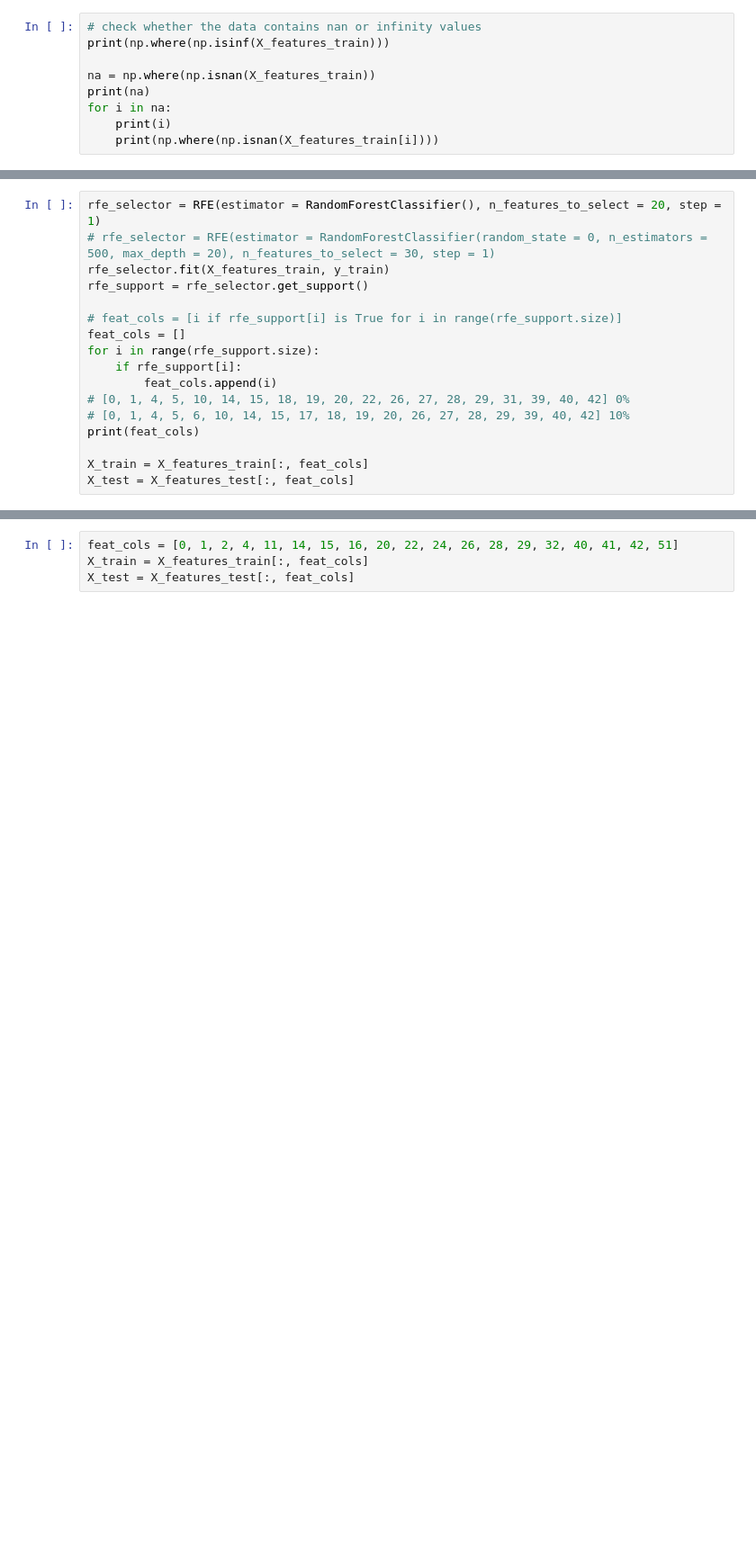
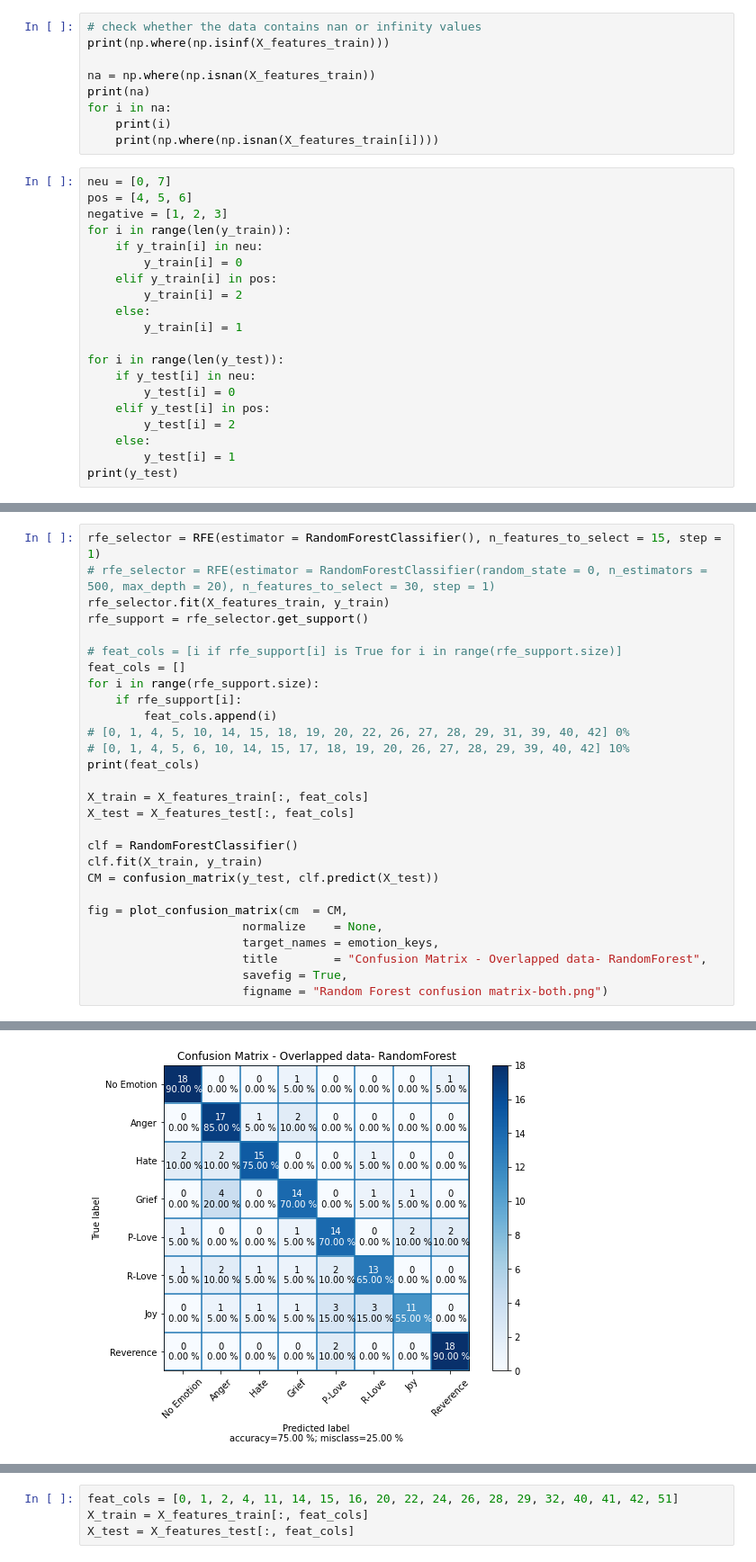
Before and after one commit to nguyennam2910/TriMun, a Jupyter notebook: src/Overlapped_segmenting_method.ipynb, the cells around one changed output, grey strips where cells are left out. Shown at 90% size. Drawn from its saved outputs; the diff is of its cells as text; blank space fills up the shorter version.

```diff
--- a/src/Overlapped_segmenting_method.ipynb
+++ b/src/Overlapped_segmenting_method.ipynb
@@ -431,3 +431,23 @@ print(na)
 for i in na:
     print(i)
     print(np.where(np.isnan(X_features_train[i])))
+# %%
+neu = [0, 7]
+pos = [4, 5, 6]
+negative = [1, 2, 3]
+for i in range(len(y_train)):
+    if y_train[i] in neu:
+        y_train[i] = 0
+    elif y_train[i] in pos:
+        y_train[i] = 2
+    else:
+        y_train[i] = 1
+
+for i in range(len(y_test)):
+    if y_test[i] in neu:
+        y_test[i] = 0
+    elif y_test[i] in pos:
+        y_test[i] = 2
+    else:
+        y_test[i] = 1
+print(y_test)
@@ -434,5 +462,5 @@ for i in na:
 # %%
-rfe_selector = RFE(estimator = RandomForestClassifier(), n_features_to_select = 20, step = 1)
+rfe_selector = RFE(estimator = RandomForestClassifier(), n_features_to_select = 15, step = 1)
 # rfe_selector = RFE(estimator = RandomForestClassifier(random_state = 0, n_estimators = 500, max_depth = 20), n_features_to_select = 30, step = 1)
 rfe_selector.fit(X_features_train, y_train)
 rfe_support = rfe_selector.get_support()
@@ -448,4 +476,15 @@ print(feat_cols)
 
 X_train = X_features_train[:, feat_cols]
 X_test = X_features_test[:, feat_cols]
+
+clf = RandomForestClassifier()
+clf.fit(X_train, y_train)
+CM = confusion_matrix(y_test, clf.predict(X_test))
+
+fig = plot_confusion_matrix(cm  = CM,
+                      normalize    = None,
+                      target_names = emotion_keys,
+                      title        = "Confusion Matrix - Overlapped data- RandomForest",
+                      savefig = True,
+                      figname = "Random Forest confusion matrix-both.png")
 # %% [output]
@@ -452,0 +493 @@ X_test = X_features_test[:, feat_cols]
+[figure, added]
```
Also changed, not shown: parts of 8 cells of this notebook, 17 other files.
